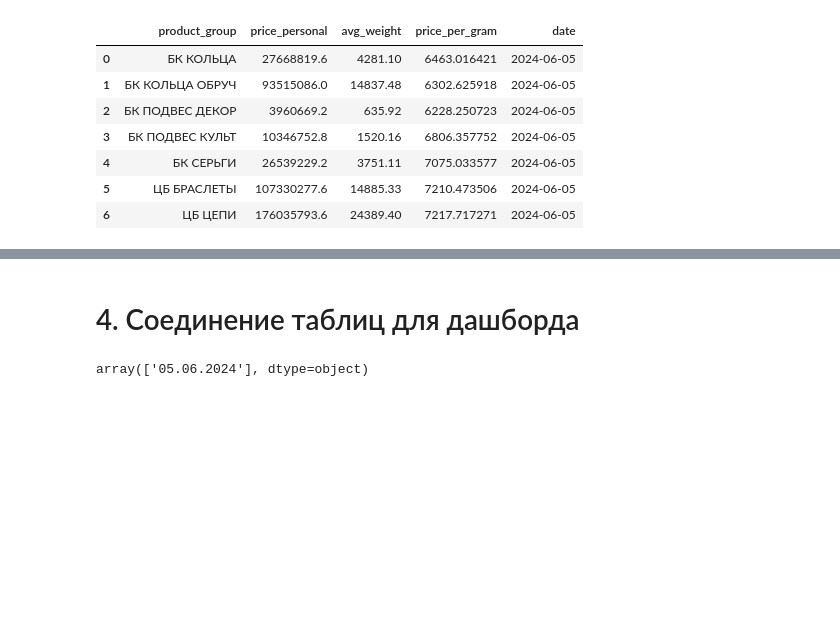
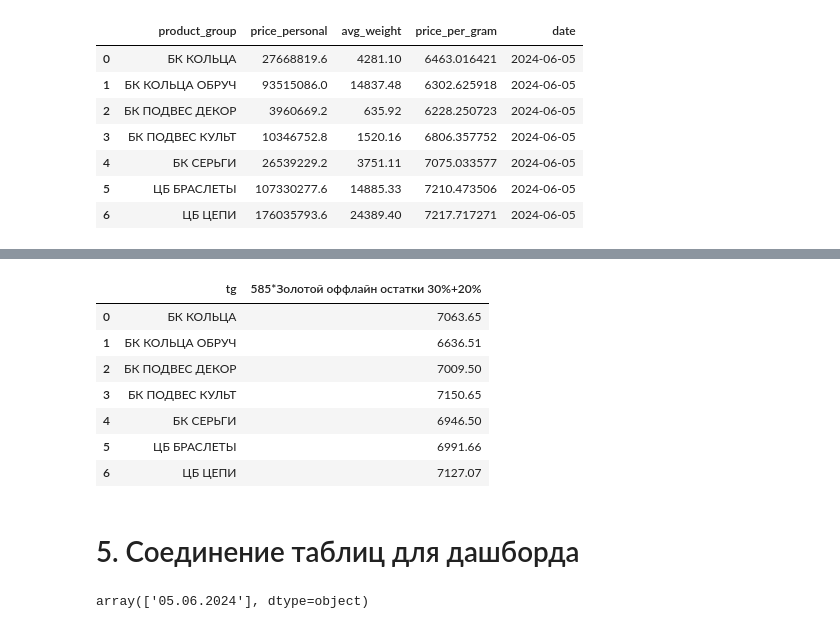
Before and after one commit to sergey-trenkin/notebooks, a Jupyter notebook: eda_every_days.ipynb, the cells around one changed output, grey strips where cells are left out. Saved outputs shown, nothing was run; the diff lists cells and outputs as text; code cells hidden in the pictures; blank space fills up the shorter version.

```diff
--- a/eda_every_days.ipynb
+++ b/eda_every_days.ipynb
@@ -776,0 +856,3 @@ data_history = pd.DataFrame({'date': [pd.to_datetime('2024-06-05', format='mixed
+# %%
+gold_stock = stock.groupby(by = 'tg', as_index = False)[['price_personal', 'weight']].agg('sum')
+gold_stock['price_per_gramm'] = gold_stock['price_personal'] / gold_stock['weight']
@@ -777,5 +884,16 @@ data_history = pd.DataFrame({'date': [pd.to_datetime('2024-06-05', format='mixed
+# %%
+gold_stock
+# %% [output]
+|  | tg | 585*Золотой оффлайн остатки 30%+20% |
+| 0 | БК КОЛЬЦА | 7063.65 |
+| 1 | БК КОЛЬЦА ОБРУЧ | 6636.51 |
+| 2 | БК ПОДВЕС ДЕКОР | 7009.50 |
+| 3 | БК ПОДВЕС КУЛЬТ | 7150.65 |
+| 4 | БК СЕРЬГИ | 6946.50 |
+| 5 | ЦБ БРАСЛЕТЫ | 6991.66 |
+| 6 | ЦБ ЦЕПИ | 7127.07 |
 # %% [markdown]
-# 4. Соединение таблиц для дашборда
+# 5. Соединение таблиц для дашборда
 # %%
 data_all = pd.concat([df_sokolov ,df_sunlight], ignore_index=True)
 # %%
```
Also changed, not shown: parts of 22 cells of this notebook.
